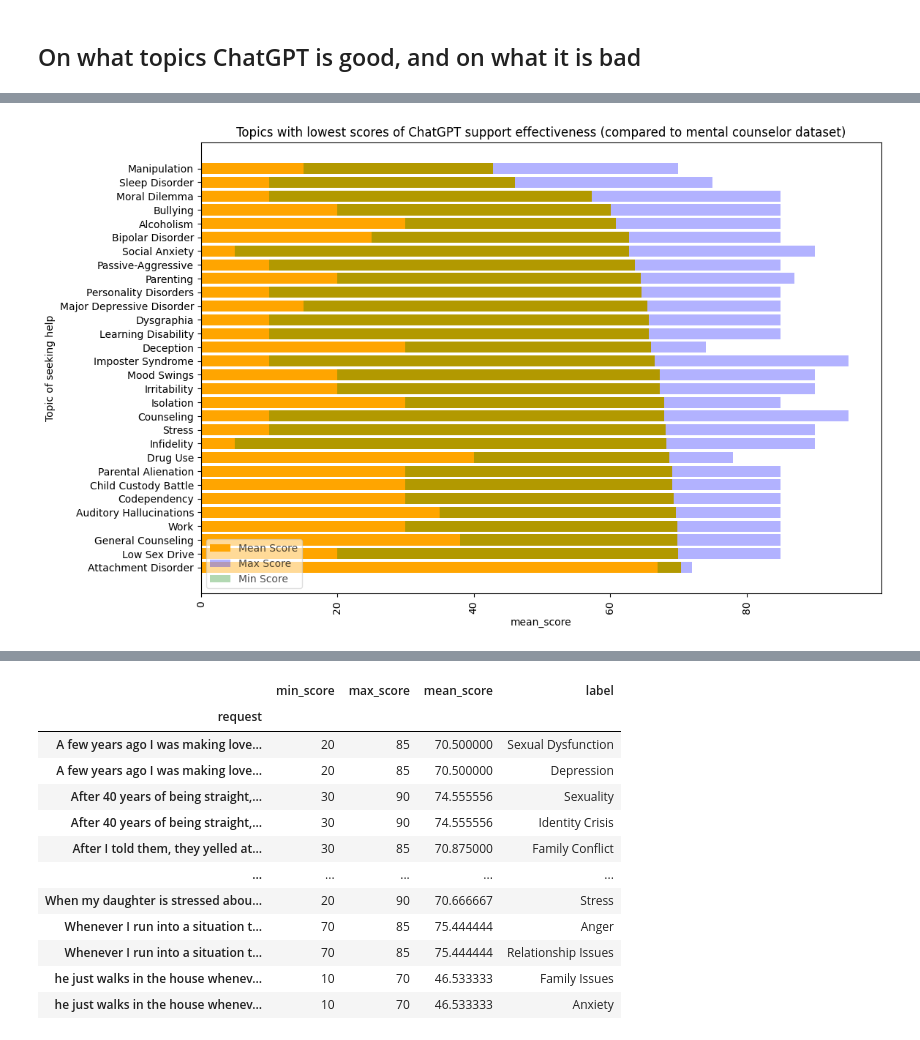
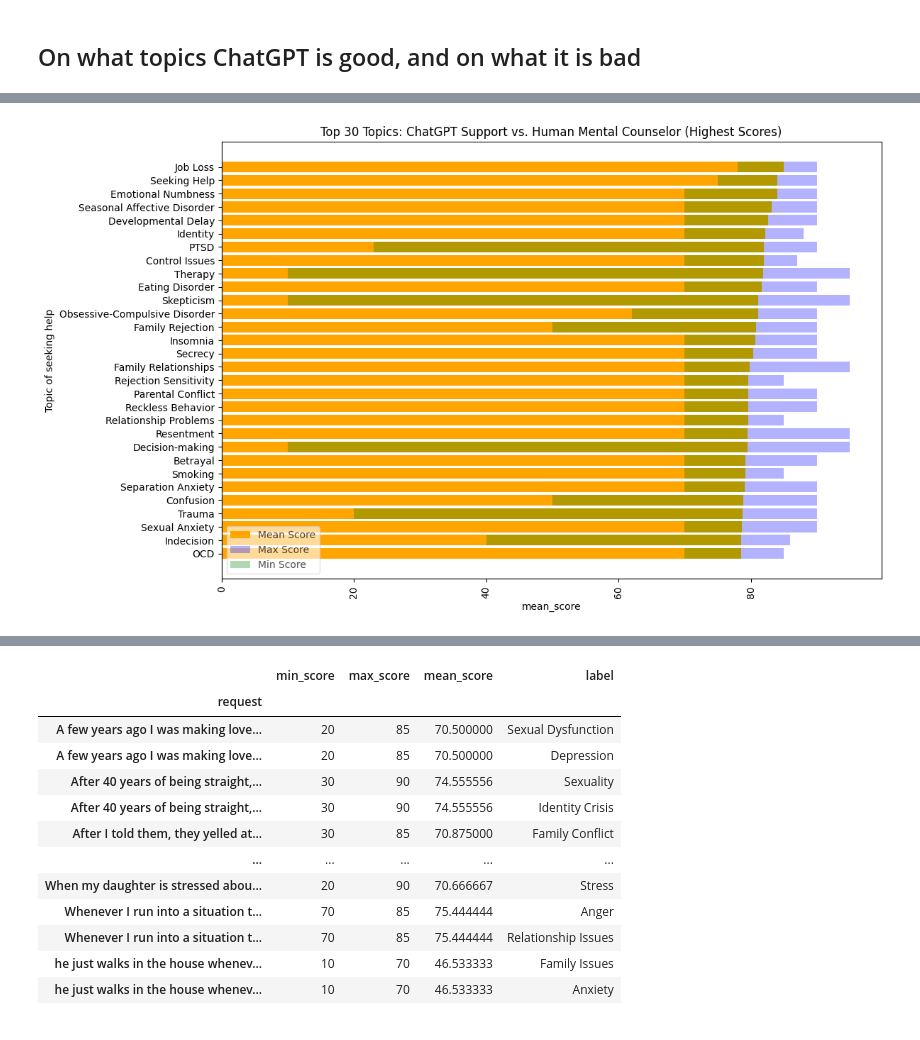
Before and after one commit to MIT-Emerging-Talent/2024-group-03-cdsp, a Jupyter notebook: 3_data_analysis/chatgpt_simulation/notebook_simulation_dataset_analysis.ipynb, the cells around one changed output, grey strips where cells are left out. Saved outputs shown, nothing was run; the diff lists cells and outputs as text; code cells hidden in the pictures.

```diff
--- a/3_data_analysis/chatgpt_simulation/notebook_simulation_dataset_analysis.ipynb
+++ b/3_data_analysis/chatgpt_simulation/notebook_simulation_dataset_analysis.ipynb
@@ -346,4 +334,4 @@ top_labels_graph('Topics with best scores of ChatGPT support effectiveness (comp
-# %%
-top_labels_graph('Topics with lowest scores of ChatGPT support effectiveness (compared to mental counselor dataset)', ascending=True)
-# %% [output]
-[figure, removed]
+# %%
+top_labels_graph('Top 30 Topics: ChatGPT Support vs. Human Mental Counselor (Highest Scores)')
+# %% [output]
+[figure, added]
```
Also changed, not shown: parts of 16 cells of this notebook, 6 other files.
